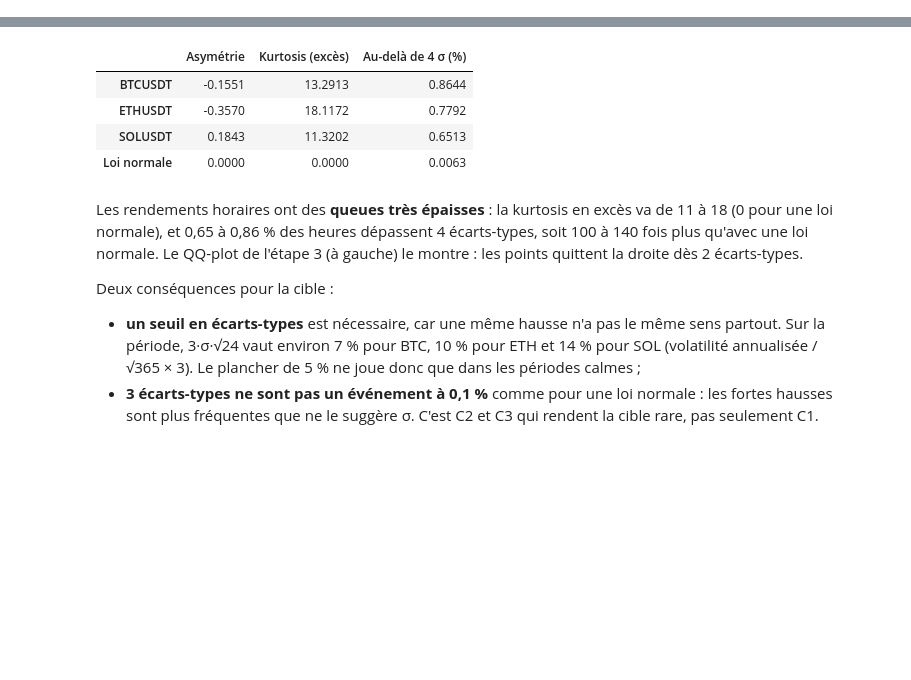
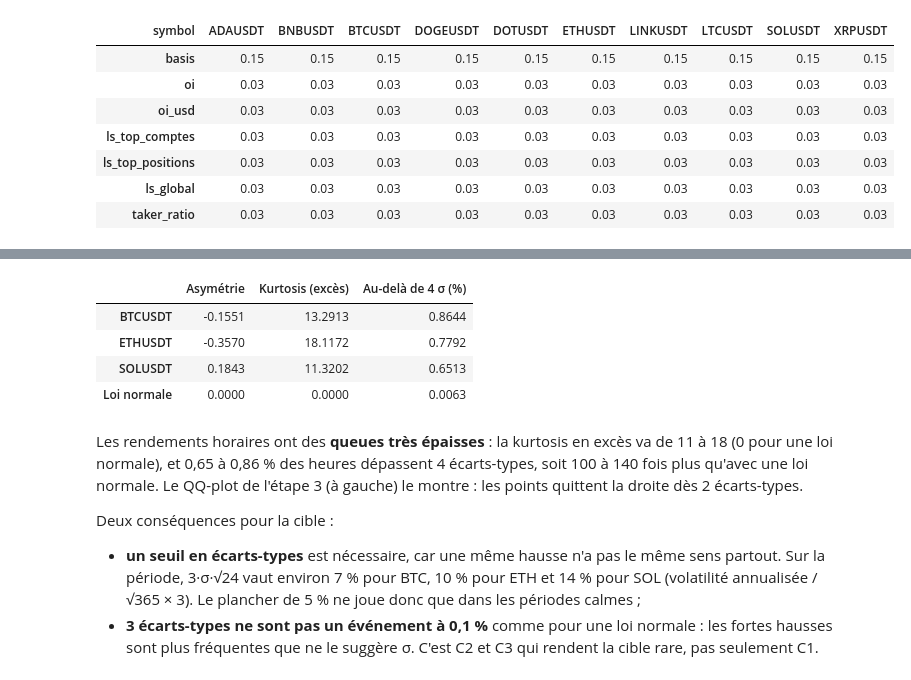
Before and after one commit to Ethanyounes/Ensae-Data-Science, a Jupyter notebook: rapport.ipynb, the cells around one changed output, grey strips where cells are left out. Saved outputs shown, nothing was run; the diff lists cells and outputs as text; code cells hidden in the pictures; blank space fills up the shorter version.

```diff
--- a/rapport.ipynb
+++ b/rapport.ipynb
@@ -59,0 +286,13 @@ On compare les deux, heure par heure.
+# %%
+panel_10_etude = descriptif.periode_etude(panel_10_cryptos)  # sans la chauffe
+qualite = rapport_qualite(panel_10_etude)
+qualite.loc[:, qualite.sum() > 0].T
+# %% [output]
+| symbol | ADAUSDT | BNBUSDT | BTCUSDT | DOGEUSDT | DOTUSDT | ETHUSDT | LINKUSDT | LTCUSDT | SOLUSDT | XRPUSDT |
+| basis | 0.15 | 0.15 | 0.15 | 0.15 | 0.15 | 0.15 | 0.15 | 0.15 | 0.15 | 0.15 |
+| oi | 0.03 | 0.03 | 0.03 | 0.03 | 0.03 | 0.03 | 0.03 | 0.03 | 0.03 | 0.03 |
+| oi_usd | 0.03 | 0.03 | 0.03 | 0.03 | 0.03 | 0.03 | 0.03 | 0.03 | 0.03 | 0.03 |
+| ls_top_comptes | 0.03 | 0.03 | 0.03 | 0.03 | 0.03 | 0.03 | 0.03 | 0.03 | 0.03 | 0.03 |
+| ls_top_positions | 0.03 | 0.03 | 0.03 | 0.03 | 0.03 | 0.03 | 0.03 | 0.03 | 0.03 | 0.03 |
+| ls_global | 0.03 | 0.03 | 0.03 | 0.03 | 0.03 | 0.03 | 0.03 | 0.03 | 0.03 | 0.03 |
+| taker_ratio | 0.03 | 0.03 | 0.03 | 0.03 | 0.03 | 0.03 | 0.03 | 0.03 | 0.03 | 0.03 |
```
Also changed, not shown: parts of 48 cells of this notebook, 4 other files.
